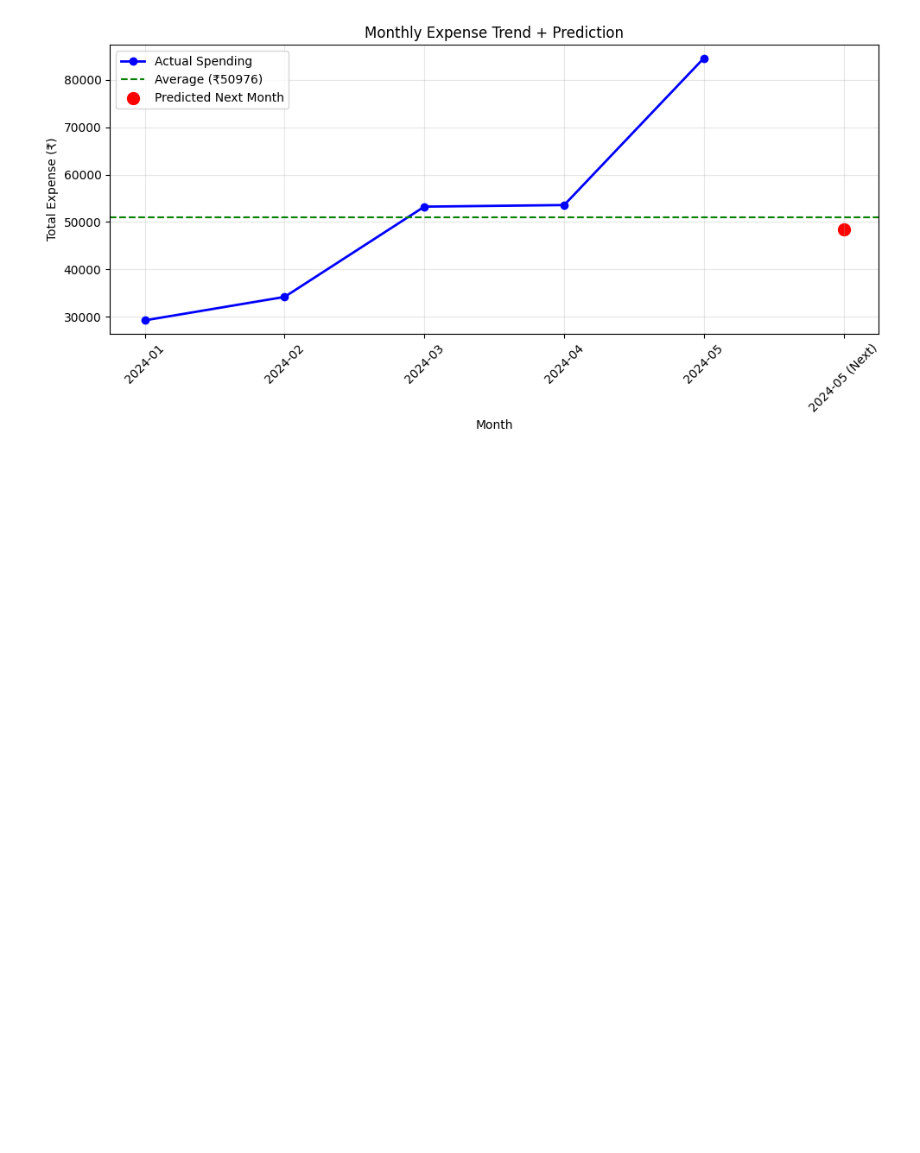
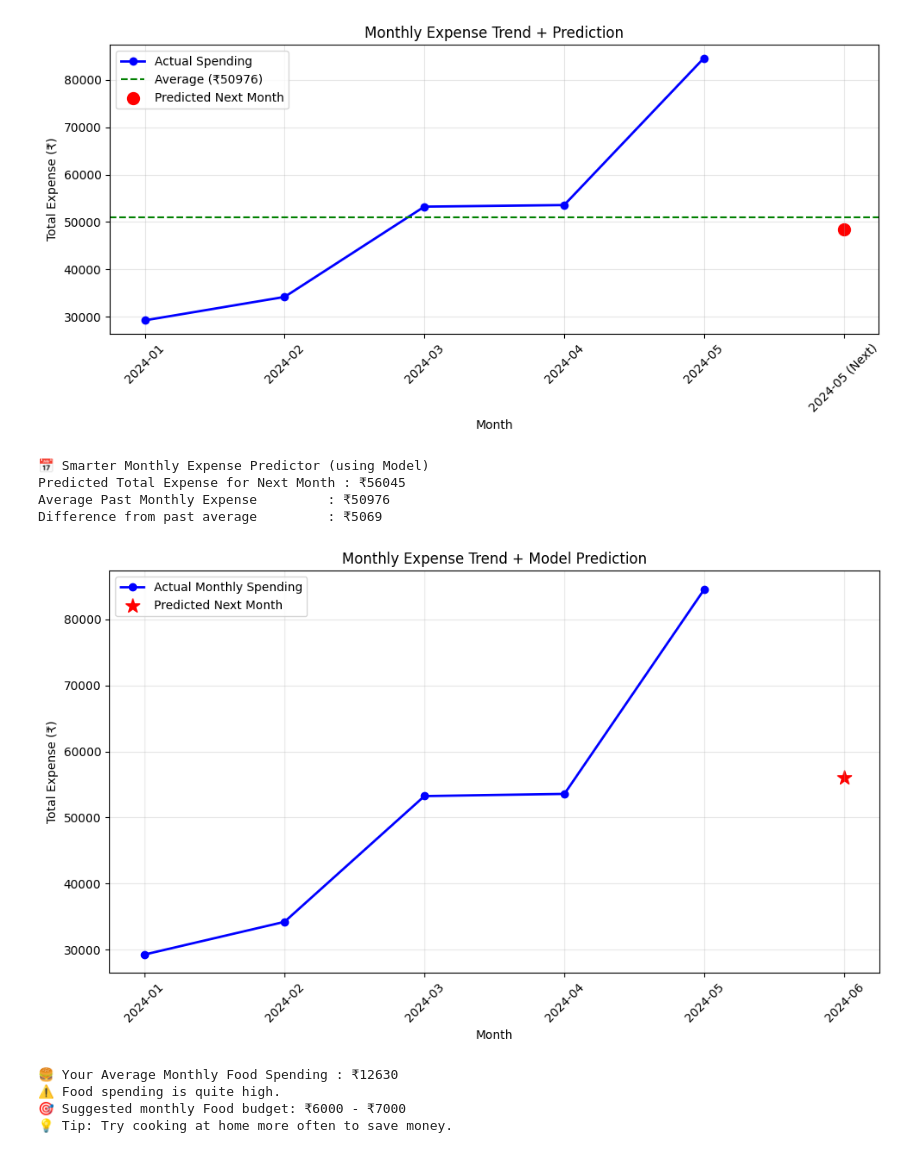
Before and after one commit to 123superhanan/indian-employee-data-cleaning, a Jupyter notebook: fintech_models/Personal_Finance_AI/model.ipynb, the cells around one changed output. Drawn from its saved outputs; the diff is of its cells as text; code cells hidden in the pictures; blank space fills up the shorter version.

```diff
--- a/fintech_models/Personal_Finance_AI/model.ipynb
+++ b/fintech_models/Personal_Finance_AI/model.ipynb
@@ -286,3 +284,76 @@ Average Monthly Expense : ₹50976
 Last Month Expense      : ₹84600
 Predicted Next Month    : ₹48427
 [figure]
+# %%
+
+
+# ==================== Smarter Monthly Total Expense Predictor ====================
+print("📅 Smarter Monthly Expense Predictor (using Model)")
+
+    # ← Change to your actual filename if different
+df['date_clean'] = pd.to_datetime(df['date_clean'])
+
+# Get last month's data as base
+last_month = df['date_clean'].dt.to_period('M').max()
+last_month_data = df[df['date_clean'].dt.to_period('M') == last_month]
+
+
+
+# Predict using the model (we'll simulate 20-25 transactions for next month)
+predicted_monthly = 0
+for i in range(22):   # assuming ~22 transactions per month
+    pred = model.predict(avg_profile)[0]
+    predicted_monthly += pred
+
+print(f"Predicted Total Expense for Next Month : ₹{predicted_monthly:.0f}")
+
+# Compare with past average
+monthly_actual = df.groupby(df['date_clean'].dt.to_period('M'))['amount'].sum()
+avg_past_monthly = monthly_actual.mean()
+
+print(f"Average Past Monthly Expense         : ₹{avg_past_monthly:.0f}")
+print(f"Difference from past average         : ₹{predicted_monthly - avg_past_monthly:.0f}")
+
+# ==================== Visualization ====================
+plt.figure(figsize=(10, 6))
+
+# Plot actual monthly expenses
+plt.plot(monthly_actual.index.astype(str), monthly_actual.values,
+         marker='o', linewidth=2, color='blue', label='Actual Monthly Spending')
+
+# Plot predicted next month
+next_month_label = str(monthly_actual.index[-1] + 1)
+plt.scatter([next_month_label], [predicted_monthly],
+            color='red', s=150, marker='*', label='Predicted Next Month')
+
+plt.title('Monthly Expense Trend + Model Prediction')
+plt.xlabel('Month')
+plt.ylabel('Total Expense (₹)')
+plt.xticks(rotation=45)
+plt.legend()
+plt.grid(True, alpha=0.3)
+plt.tight_layout()
+plt.show()
+
+# ==================== Food Spending Insight ====================
+food_avg = df[df['category'] == 'Food']['amount'].sum() / df['date_clean'].dt.to_period('M').nunique()
+
+print(f"\n🍔 Your Average Monthly Food Spending : ₹{food_avg:.0f}")
+
+if food_avg > 8000:
+    print("⚠️ Food spending is quite high.")
+    print("🎯 Suggested monthly Food budget: ₹6000 - ₹7000")
+    print("💡 Tip: Try cooking at home more often to save money.")
+else:
+    print("✅ Food spending is reasonable.")
+    print("🎯 Suggested monthly Food budget: ₹5000 - ₹6000")
+# %% [output]
+📅 Smarter Monthly Expense Predictor (using Model)
+Predicted Total Expense for Next Month : ₹56045
+Average Past Monthly Expense         : ₹50976
+Difference from past average         : ₹5069
+[figure, added]
+🍔 Your Average Monthly Food Spending : ₹12630
+⚠️ Food spending is quite high.
+🎯 Suggested monthly Food budget: ₹6000 - ₹7000
+💡 Tip: Try cooking at home more often to save money.
```
Also changed, not shown: parts of 1 cell of this notebook, 1 other file.
